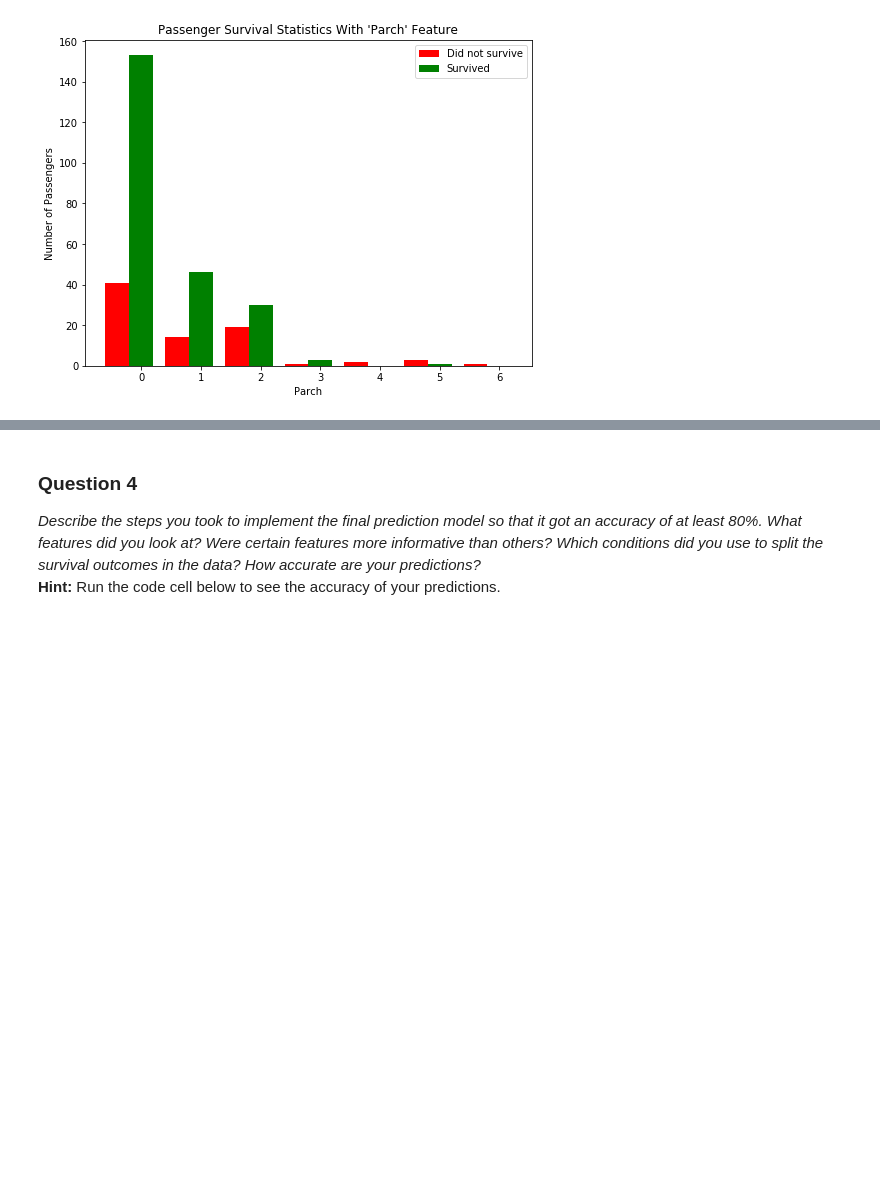
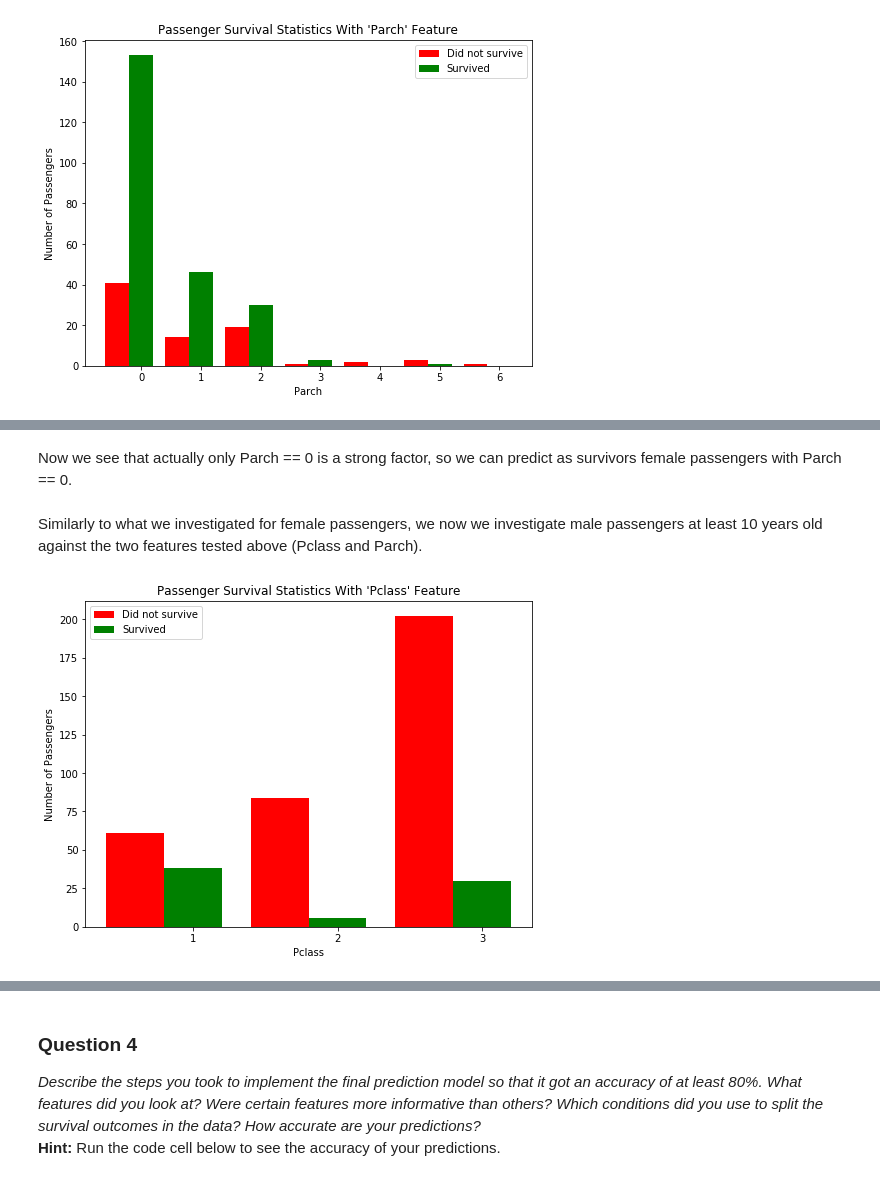
Before and after one commit to victorarias/furry-computing-machine, a Jupyter notebook: titanic_survival_exploration/titanic_survival_exploration.ipynb, the cells around one changed output, grey strips where cells are left out. Cells and saved outputs as stored; diff of their text form; code cells hidden in the pictures; blank space fills up the shorter version.

```diff
--- a/titanic_survival_exploration/titanic_survival_exploration.ipynb
+++ b/titanic_survival_exploration/titanic_survival_exploration.ipynb
@@ -230,0 +237,8 @@ Similarly to the Pclass variable, a considerable number of female passengers wit
+# %% [markdown]
+Now we see that actually only Parch == 0 is a strong factor, so we can predict as survivors female passengers with Parch == 0.
+# %% [markdown]
+Similarly to what we investigated for female passengers, we now we investigate male passengers at least 10 years old against the two features tested above (Pclass and Parch).
+# %%
+vs.survival_stats(data, outcomes, 'Pclass', ["Sex == 'male'", "Age >= 10"])
+# %% [output]
+[figure, added]
```
Also changed, not shown: parts of 13 cells of this notebook, 1 other file.
